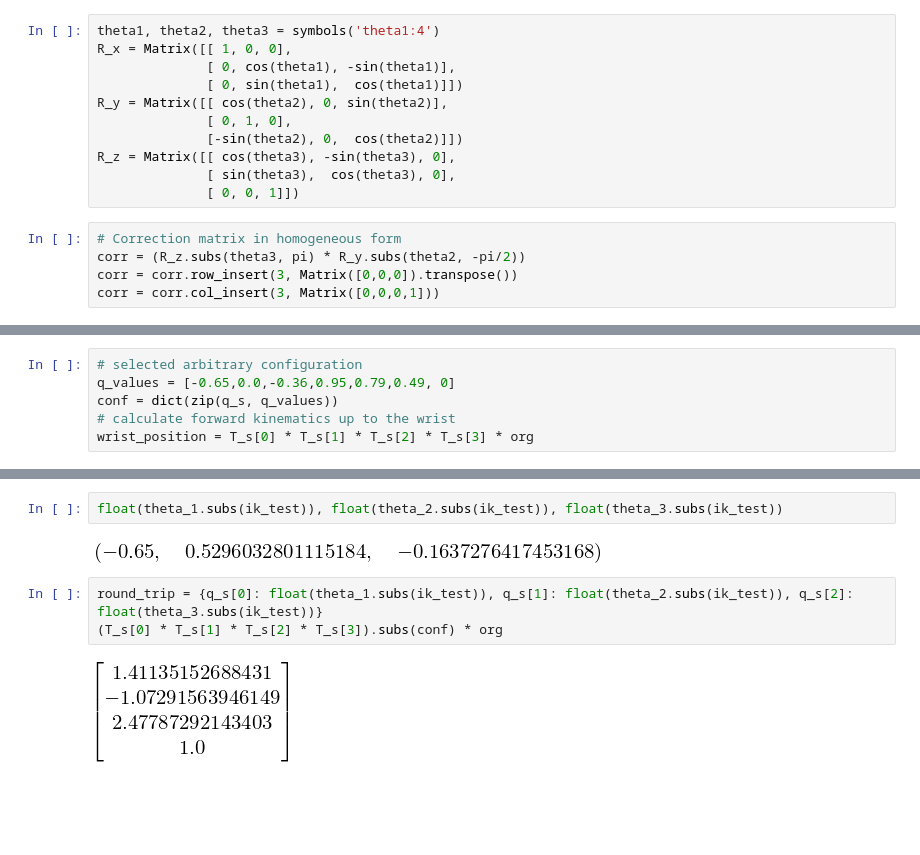
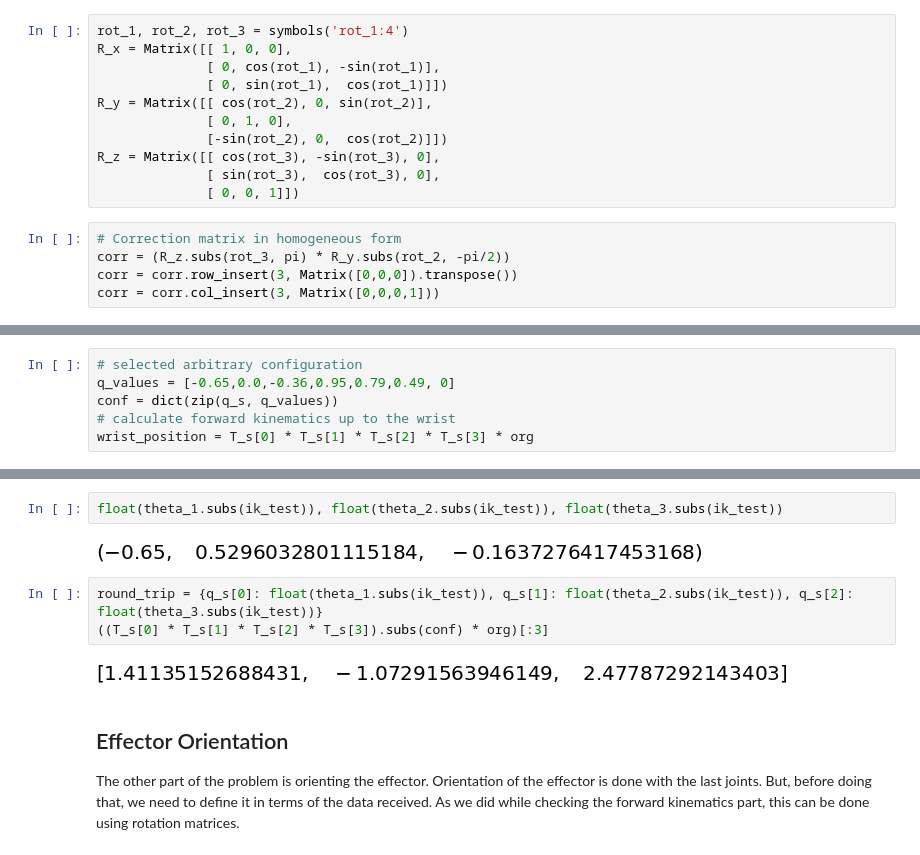
Before and after one commit to albertoferna/RoboND-Kinematics-Project, a Jupyter notebook: development_notebook.ipynb, the cells around one changed output, grey strips where cells are left out. Cells and saved outputs as stored; diff of their text form; blank space fills up the shorter version.

```diff
--- a/development_notebook.ipynb
+++ b/development_notebook.ipynb
@@ -153,19 +153,19 @@ The difference in definition can be clearly seen in the picture. However, when a
 
 The final frame of reference needs to be rotated to match what is in the urdf file. To position it correctly, we need to rotate it -pi/2 around the y axis and pi around the z axis. For those operations let's buils generic rotation matrices:
 # %%
-theta1, theta2, theta3 = symbols('theta1:4')
+rot_1, rot_2, rot_3 = symbols('rot_1:4')
 R_x = Matrix([[ 1, 0, 0],
-              [ 0, cos(theta1), -sin(theta1)],
-              [ 0, sin(theta1),  cos(theta1)]])
-R_y = Matrix([[ cos(theta2), 0, sin(theta2)],
+              [ 0, cos(rot_1), -sin(rot_1)],
+              [ 0, sin(rot_1),  cos(rot_1)]])
+R_y = Matrix([[ cos(rot_2), 0, sin(rot_2)],
               [ 0, 1, 0],
-              [-sin(theta2), 0,  cos(theta2)]])
-R_z = Matrix([[ cos(theta3), -sin(theta3), 0],
-              [ sin(theta3),  cos(theta3), 0],
+              [-sin(rot_2), 0,  cos(rot_2)]])
+R_z = Matrix([[ cos(rot_3), -sin(rot_3), 0],
+              [ sin(rot_3),  cos(rot_3), 0],
               [ 0, 0, 1]])
 # %%
 # Correction matrix in homogeneous form
-corr = (R_z.subs(theta3, pi) * R_y.subs(theta2, -pi/2))
+corr = (R_z.subs(rot_3, pi) * R_y.subs(rot_2, -pi/2))
 corr = corr.row_insert(3, Matrix([0,0,0]).transpose())
 corr = corr.col_insert(3, Matrix([0,0,0,1]))
 # %% [markdown]
@@ -313,9 +313,13 @@ ik_test
 # %%
 float(theta_1.subs(ik_test)), float(theta_2.subs(ik_test)), float(theta_3.subs(ik_test))
 # %% [output]
-[figure, old version]
+[figure, new version]
 # %%
 round_trip = {q_s[0]: float(theta_1.subs(ik_test)), q_s[1]: float(theta_2.subs(ik_test)), q_s[2]: float(theta_3.subs(ik_test))}
-(T_s[0] * T_s[1] * T_s[2] * T_s[3]).subs(conf) * org
+((T_s[0] * T_s[1] * T_s[2] * T_s[3]).subs(conf) * org)[:3]
 # %% [output]
-[figure, old version]
+[figure, new version]
+# %% [markdown]
+## Effector Orientation
+
+The other part of the problem is orienting the effector. Orientation of the effector is done with the last joints. But, before doing that, we need to define it in terms of the data received. As we did while checking the forward kinematics part, this can be done using rotation matrices.
```
Also changed, not shown: parts of 4 cells of this notebook, 1 other file.
